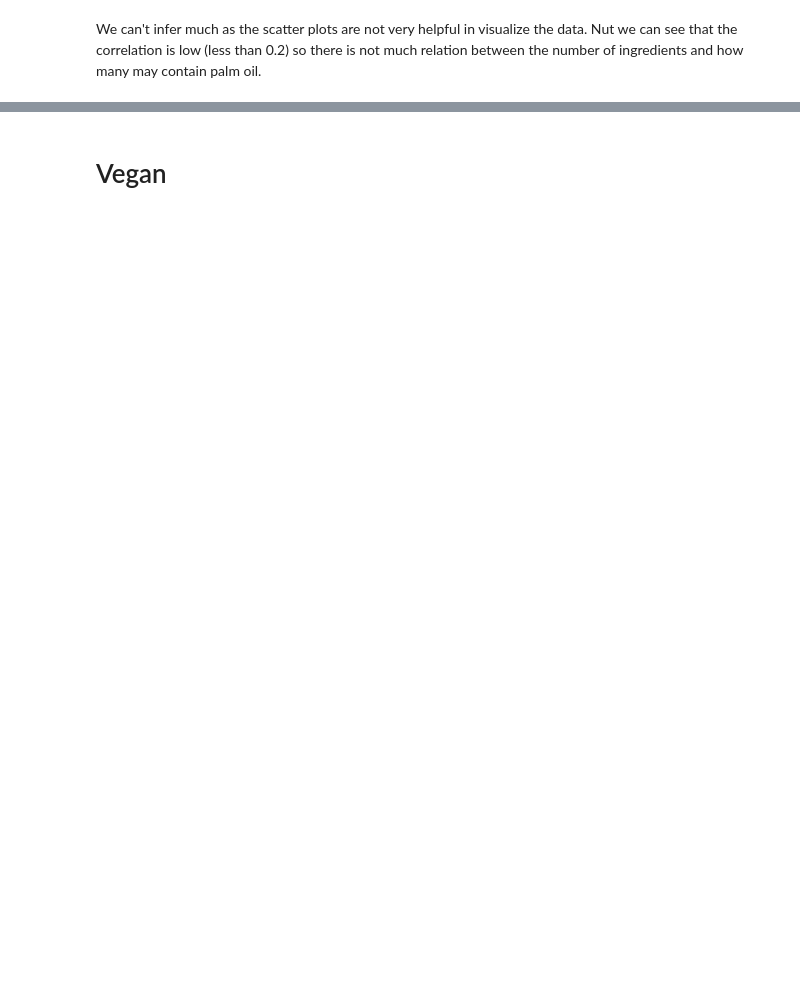
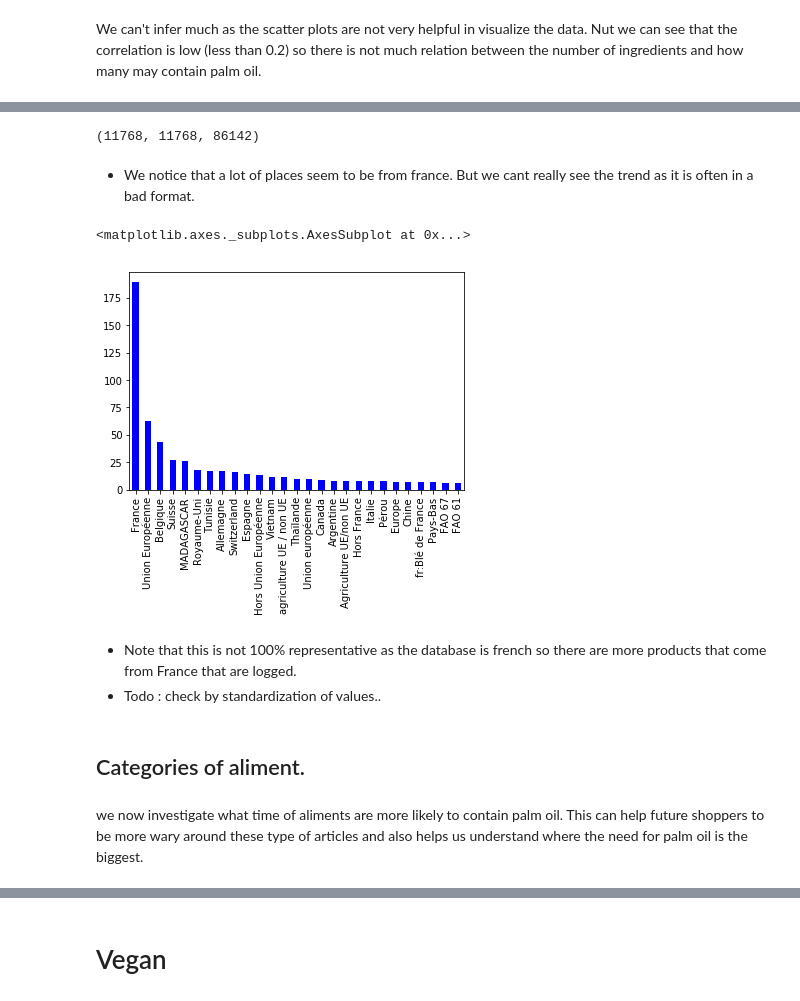
Before and after one commit to lanzrein/ada_project, a Jupyter notebook: Milestone2.ipynb, the cells around one changed output, grey strips where cells are left out. Saved outputs shown, nothing was run; the diff lists cells and outputs as text; code cells hidden in the pictures; blank space fills up the shorter version.

Commit message:
Milestone finished for palm oil

```diff
--- a/Milestone2.ipynb
+++ b/Milestone2.ipynb
@@ -6,7 +7,7 @@ import scipy.stats
 # %%
 DATAPATH='data/'
 # %%
-data = pd.read_csv(DATAPATH+'openfoodfacts.csv',delimiter='\t',low_memory=True)
+data = pd.read_csv(DATAPATH+'openfoodfacts.csv',delimiter='\t',low_memory=False)
 # %%
 print(data.shape) # 681'602
 print(data["code"].value_counts().count()) # 681533
@@ -157,0 +263,31 @@ plt.show()
+# %%
+# Let us see first how much data we have available..
+contains_palm.join(food_origin).shape[0], contains_palm.shape[0],food_origin.shape[0]
+# %% [output]
+(11768, 11768, 86142)
+# %%
+## these operations are done to map the origin and do a value count on the origin..
+joined = contains_palm.join(data["origins"],how='inner').dropna(subset=["origins"])
+# this simulates flatmap ( explode from spark )
+flatmap = joined["origins"].str.split(',').apply(pd.Series).unstack().dropna().to_frame()
+
+flatmap.columns = ["origins"]
+flatmap = flatmap.reset_index().set_index("code")
+flatmap = flatmap[["origins"]]
+flatmap = flatmap["origins"].value_counts()
+# only take the ten most significant.
+top_ten = flatmap[flatmap > 5]
+# %% [markdown]
+- We notice that a lot of places seem to be from france. But we cant really see the trend as it is often in a bad format.
+# %%
+top_ten.plot.bar(color='b')
+# %% [output]
+<matplotlib.axes._subplots.AxesSubplot at 0x...>
+[figure, added]
+# %% [markdown]
+- Note that this is not 100% representative as the database is french so there are more products that come from France that are logged.
+- Todo : check by standardization of values..
+# %% [markdown]
+## Categories of aliment.
+# %% [markdown]
+we now investigate what time of aliments are more likely to contain palm oil. This can help future shoppers to be more wary around these type of articles and also helps us understand where the need for palm oil is the biggest.
```
Also changed, not shown: parts of 43 cells of this notebook.
